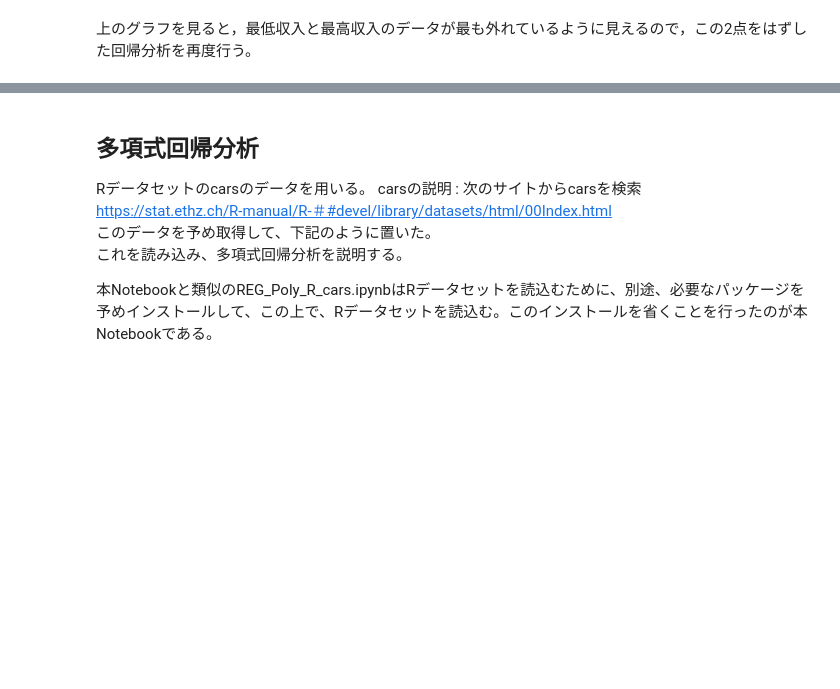
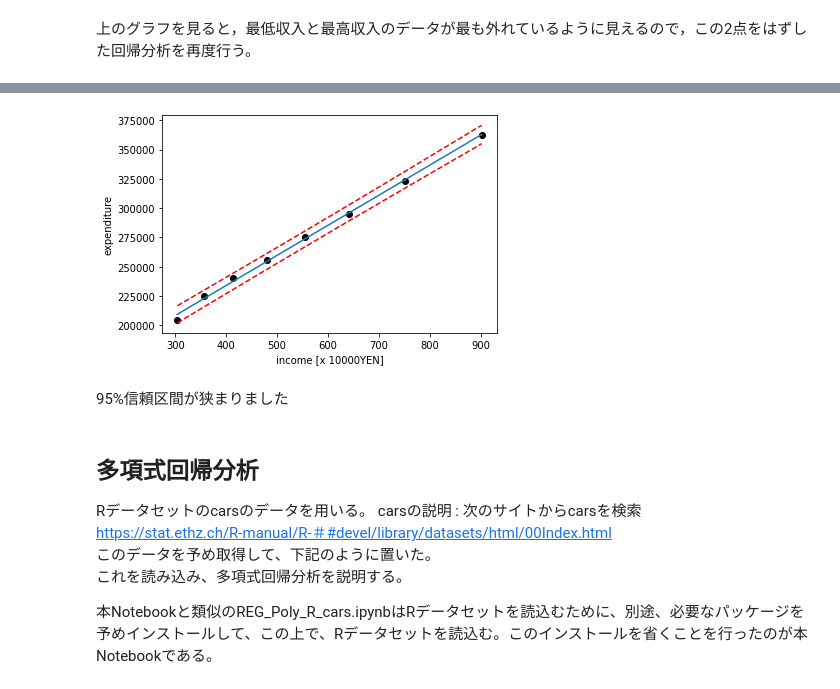
Before and after one commit to miwamasa/DataScience2022, a Jupyter notebook: notebooks/lecture5.ipynb, the cells around one changed output, grey strips where cells are left out. Drawn from its saved outputs; the diff is of its cells as text; code cells hidden in the pictures; blank space fills up the shorter version.

```diff
--- a/notebooks/lecture5.ipynb
+++ b/notebooks/lecture5.ipynb
@@ -243,11 +469,17 @@ result.summary()
 # %%
 a, b = result.params
+prstd, iv_l, iv_u = wls_prediction_std(result)
 plt.plot(df1['income'],df1['expenditure'], 'o', c='k')
 plt.plot(df1['income'], a+b*df1['income'])
-
+plt.plot(df1['income'], iv_u, 'r--')
+plt.plot(df1['income'], iv_l, 'r--')
 plt.xlabel('income [x 10000YEN]')
 plt.ylabel('expenditure')
 plt.show()
+# %% [output]
+[figure, added]
+# %% [markdown]
+95%信頼区間が狭まりました
 # %% [markdown]
 ## 多項式回帰分析
 Rデータセットのcarsのデータを用いる。
```
Also changed, not shown: parts of 38 cells of this notebook, 4 other files.
